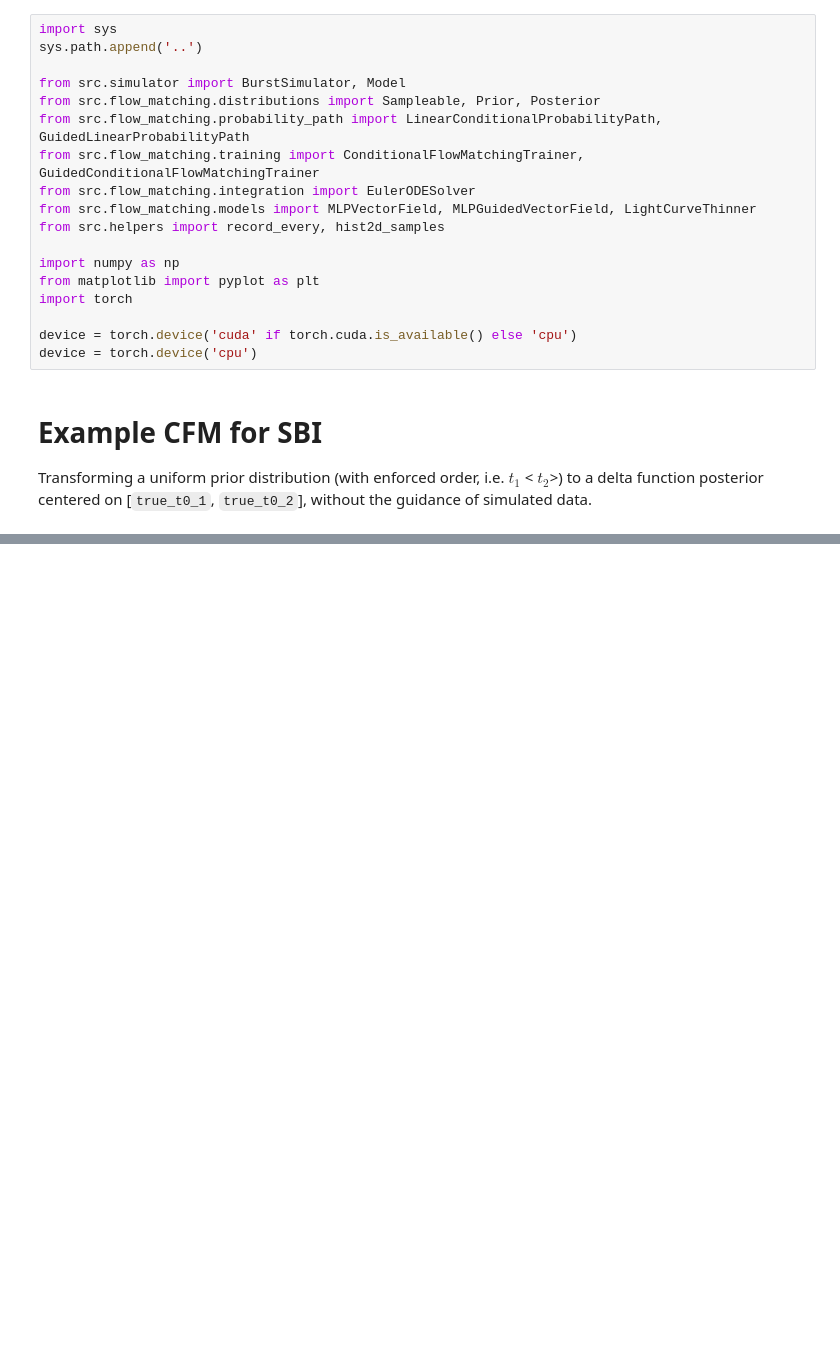
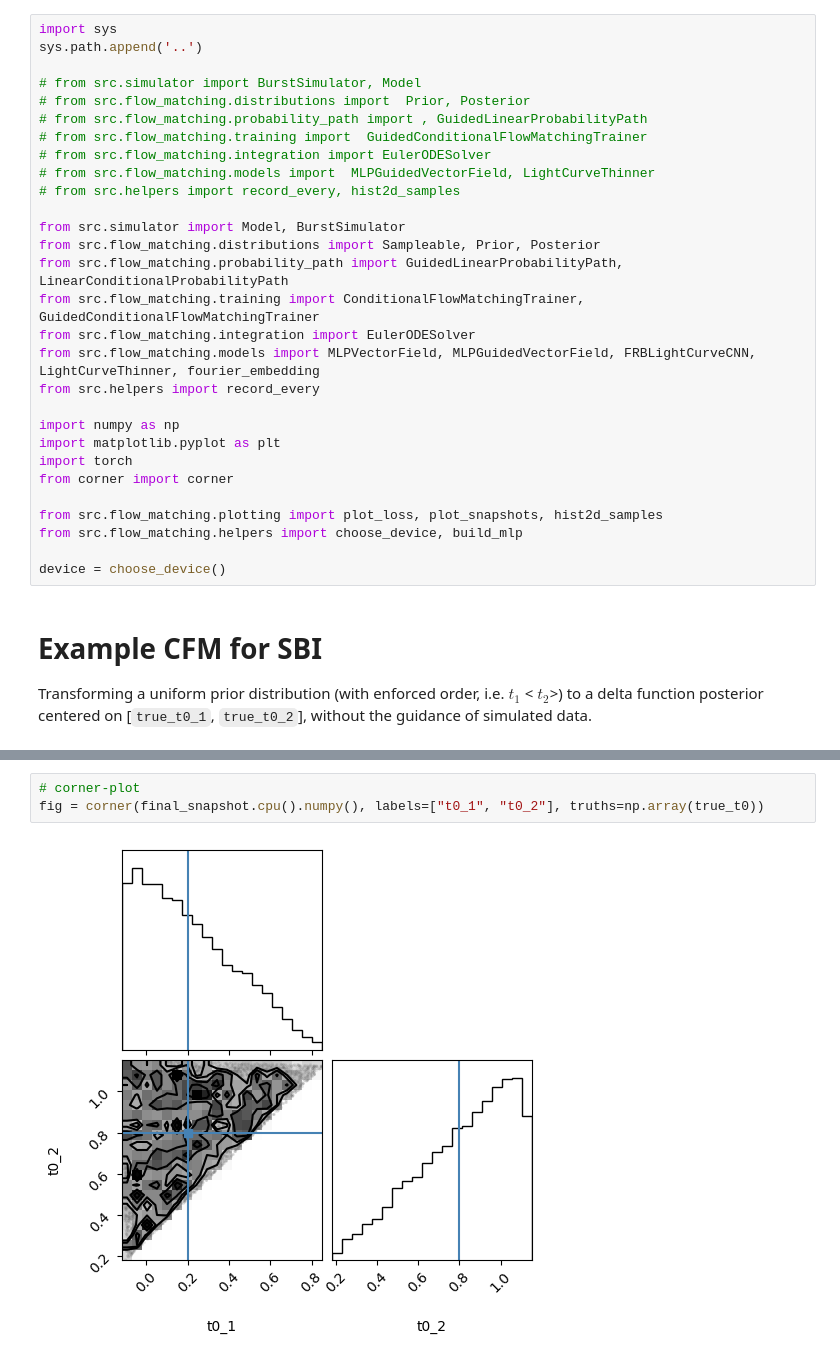
Before and after one commit to Ninavd/FRB-flow, a Jupyter notebook: notebooks/FM_simple_model.ipynb, the cells around one changed output, grey strips where cells are left out. Saved outputs shown, nothing was run; the diff lists cells and outputs as text; blank space fills up the shorter version.

```diff
--- a/notebooks/FM_simple_model.ipynb
+++ b/notebooks/FM_simple_model.ipynb
@@ -6,20 +6,31 @@ Attempting to do the same thing as in `simple_model.ipynb`, but using Flow Match
 import sys
 sys.path.append('..')
 
-from src.simulator import BurstSimulator, Model
+# from src.simulator import BurstSimulator, Model
+# from src.flow_matching.distributions import  Prior, Posterior
+# from src.flow_matching.probability_path import , GuidedLinearProbabilityPath
+# from src.flow_matching.training import  GuidedConditionalFlowMatchingTrainer
+# from src.flow_matching.integration import EulerODESolver
+# from src.flow_matching.models import  MLPGuidedVectorField, LightCurveThinner
+# from src.helpers import record_every, hist2d_samples
+
+from src.simulator import Model, BurstSimulator
 from src.flow_matching.distributions import Sampleable, Prior, Posterior
-from src.flow_matching.probability_path import LinearConditionalProbabilityPath, GuidedLinearProbabilityPath
+from src.flow_matching.probability_path import GuidedLinearProbabilityPath, LinearConditionalProbabilityPath
 from src.flow_matching.training import ConditionalFlowMatchingTrainer, GuidedConditionalFlowMatchingTrainer
 from src.flow_matching.integration import EulerODESolver
-from src.flow_matching.models import MLPVectorField, MLPGuidedVectorField, LightCurveThinner
-from src.helpers import record_every, hist2d_samples
+from src.flow_matching.models import MLPVectorField, MLPGuidedVectorField, FRBLightCurveCNN, LightCurveThinner, fourier_embedding
+from src.helpers import record_every
 
 import numpy as np
-from matplotlib import pyplot as plt
+import matplotlib.pyplot as plt
 import torch
+from corner import corner
 
-device = torch.device('cuda' if torch.cuda.is_available() else 'cpu')
-device = torch.device('cpu')
+from src.flow_matching.plotting import plot_loss, plot_snapshots, hist2d_samples
+from src.flow_matching.helpers import choose_device, build_mlp
+
+device = choose_device()
 # %% [markdown]
 # Example CFM for SBI
 Transforming a uniform prior distribution (with enforced order, i.e. $t_1$ < $t_2$>) to a delta function posterior centered on [`true_t0_1`, `true_t0_2`], without the guidance of simulated data.
@@ -222,0 +190,5 @@ fig.show()
+# %%
+# corner-plot
+fig = corner(final_snapshot.cpu().numpy(), labels=["t0_1", "t0_2"], truths=np.array(true_t0))
+# %% [output]
+[figure, added]
```
Also changed, not shown: parts of 5 cells of this notebook, 1 other file.
